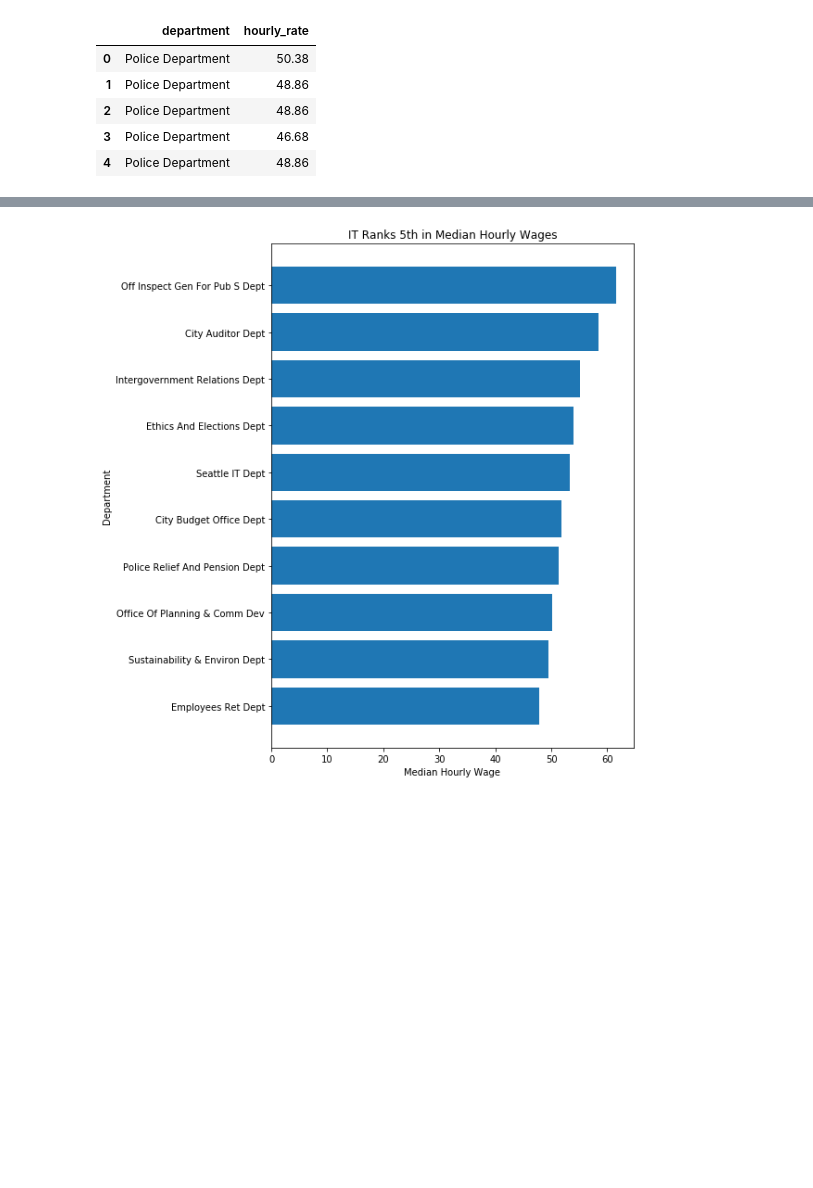
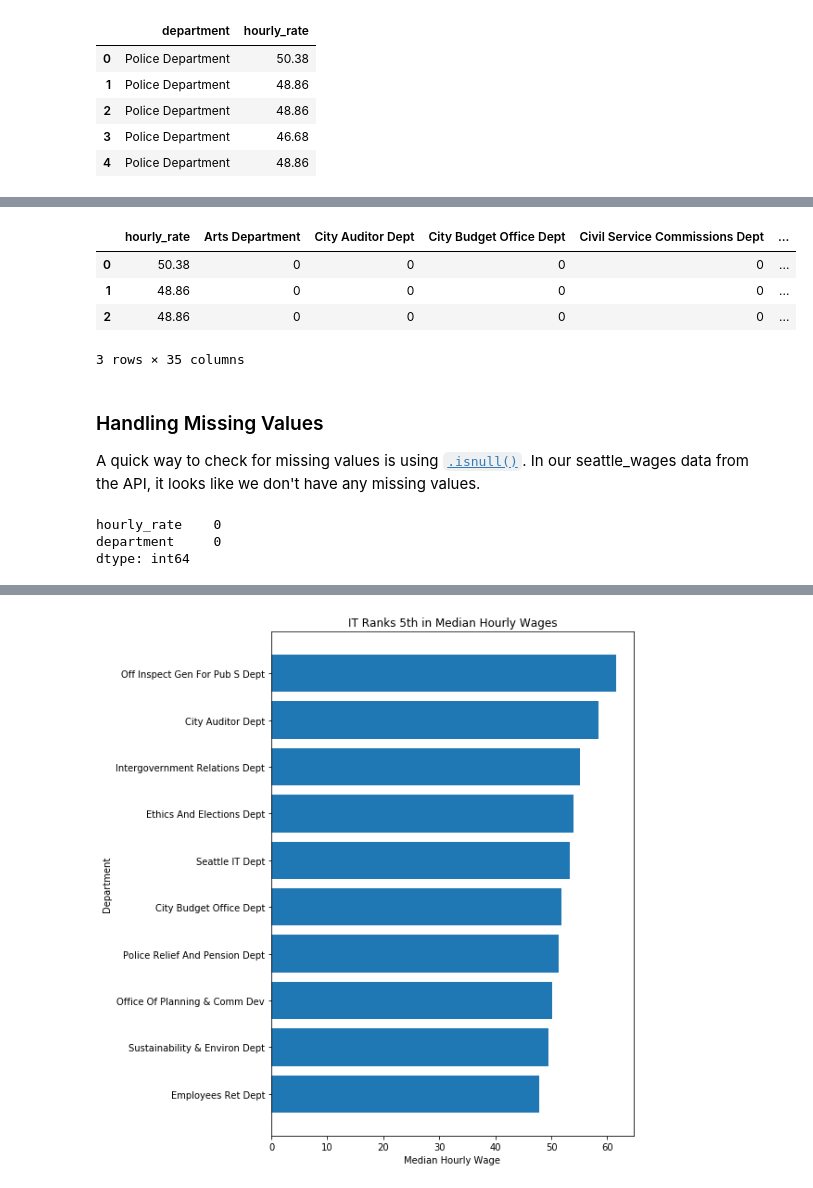
Before and after one commit to chrispmaag/plotly_open_city_data_api, a Jupyter notebook: Plotly_Open_City_Data_API.ipynb, the cells around one changed output, grey strips where cells are left out. Drawn from its saved outputs; the diff is of its cells as text; code cells hidden in the pictures; blank space fills up the shorter version.

Commit message:
docs: Add categorical and missing vallue section

```diff
--- a/Plotly_Open_City_Data_API.ipynb
+++ b/Plotly_Open_City_Data_API.ipynb
@@ -121,0 +156,21 @@ seattle_wages.head()
+# %%
+# If you wanted to add the newly created one-hot encoded columns back to the original dataframe
+seattle_wages_one_hot = pd.concat([seattle_wages.drop('department', axis=1), \
+                                   pd.get_dummies(seattle_wages.department, columns=seattle_wages.columns[0])], axis=1)
+seattle_wages_one_hot.head(3)
+# %% [output]
+|  | hourly_rate | Arts Department | City Auditor Dept | City Budget Office Dept | Civil Service Commissions Dept | ... |
+| 0 | 50.38 | 0 | 0 | 0 | 0 | ... |
+| 1 | 48.86 | 0 | 0 | 0 | 0 | ... |
+| 2 | 48.86 | 0 | 0 | 0 | 0 | ... |
+3 rows × 35 columns
+# %% [markdown]
+### Handling Missing Values
+
+A quick way to check for missing values is using [`.isnull()`](https://pandas.pydata.org/pandas-docs/stable/generated/pandas.isnull.html). In our seattle_wages data from the API, it looks like we don't have any missing values.
+# %%
+seattle_wages.isnull().sum().sort_values(ascending=False)
+# %% [output]
+hourly_rate    0
+department     0
+dtype: int64
```
Also changed, not shown: parts of 6 cells of this notebook.
